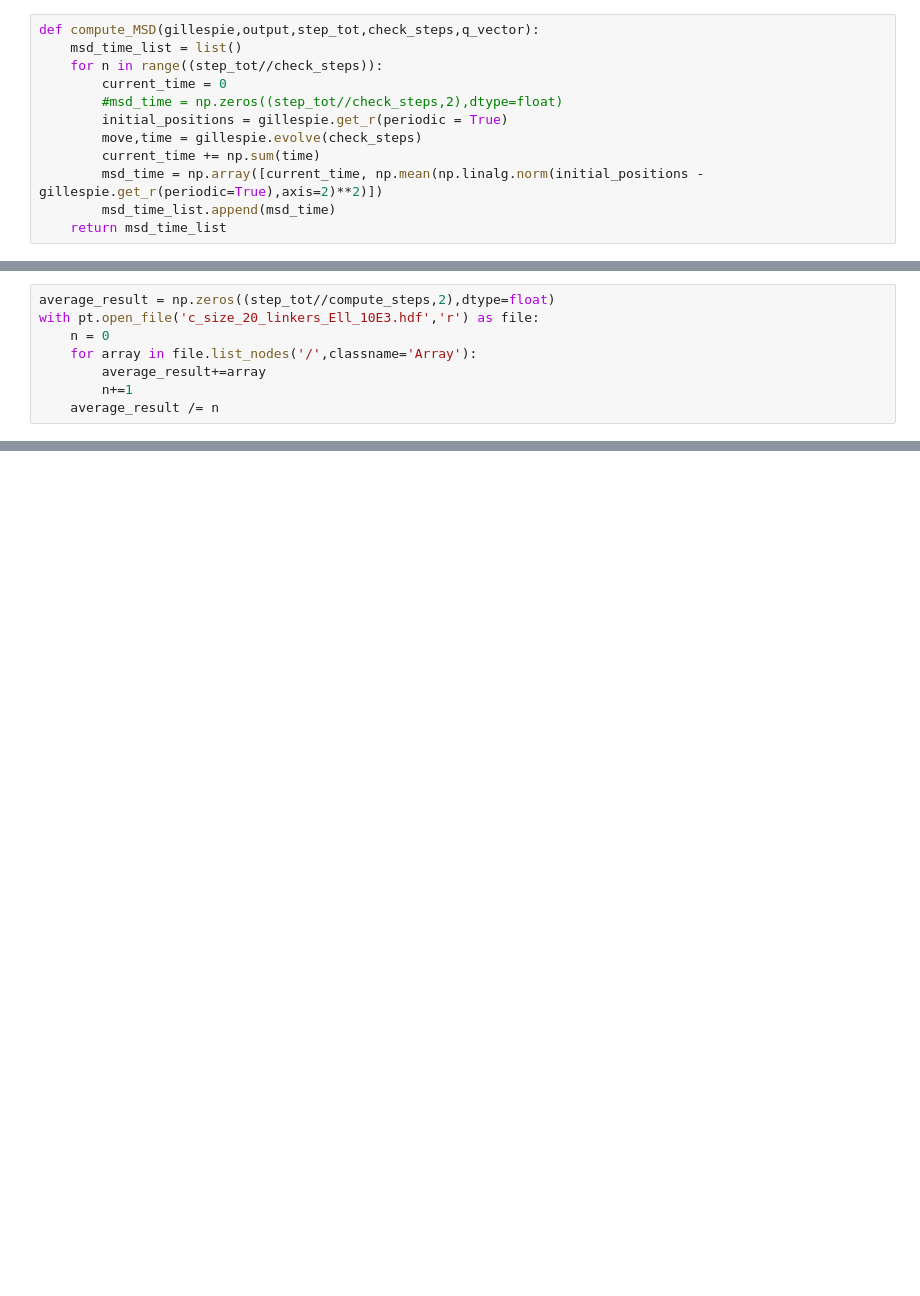
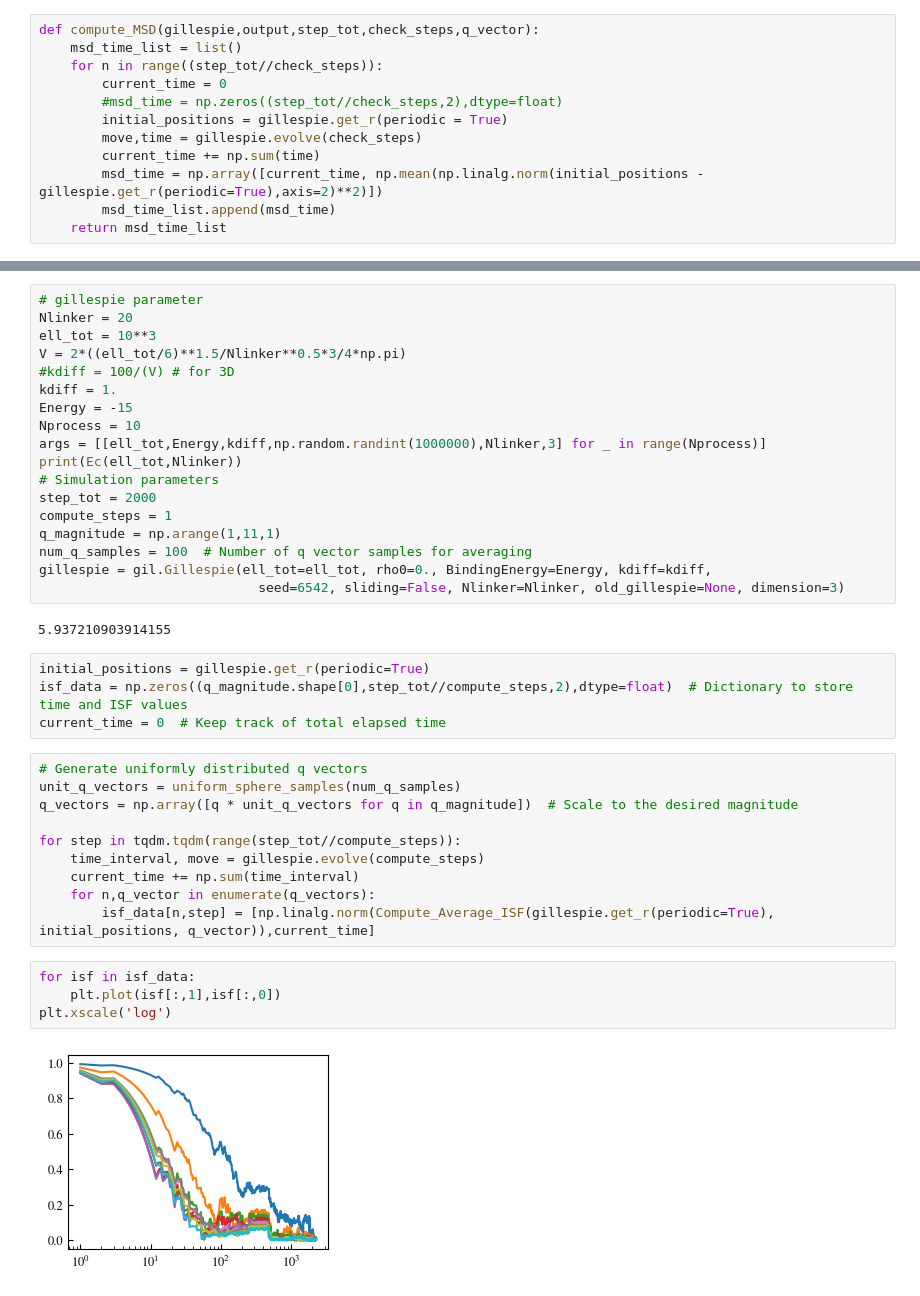
Before and after one commit to HugoLeRoy94/parallel_msd_isf, a Jupyter notebook: MSD_ISF_Draft.ipynb, the cells around one changed output, grey strips where cells are left out. Cells and saved outputs as stored; diff of their text form; blank space fills up the shorter version.

Commit message:
now able to compute ISF, must implement it in parrallel though

```diff
--- a/MSD_ISF_Draft.ipynb
+++ b/MSD_ISF_Draft.ipynb
@@ -142,8 +99,0 @@ with pt.open_file('c_size_20_linkers_Ell_10E3_b.hdf','r') as file:
-# %%
-average_result = np.zeros((step_tot//compute_steps,2),dtype=float)
-with pt.open_file('c_size_20_linkers_Ell_10E3.hdf','r') as file:
-    n = 0
-    for array in file.list_nodes('/',classname='Array'):
-        average_result+=array
-        n+=1
-    average_result /= n
@@ -155,0 +138,40 @@ plt.plot(average_result_b[:,0],average_result_b[:,1])
+# %%
+# gillespie parameter
+Nlinker = 20
+ell_tot = 10**3
+V = 2*((ell_tot/6)**1.5/Nlinker**0.5*3/4*np.pi)
+#kdiff = 100/(V) # for 3D
+kdiff = 1.
+Energy = -15
+Nprocess = 10
+args = [[ell_tot,Energy,kdiff,np.random.randint(1000000),Nlinker,3] for _ in range(Nprocess)]
+print(Ec(ell_tot,Nlinker))
+# Simulation parameters
+step_tot = 2000
+compute_steps = 1
+q_magnitude = np.arange(1,11,1)
+num_q_samples = 100  # Number of q vector samples for averaging
+gillespie = gil.Gillespie(ell_tot=ell_tot, rho0=0., BindingEnergy=Energy, kdiff=kdiff,
+                            seed=6542, sliding=False, Nlinker=Nlinker, old_gillespie=None, dimension=3)
+# %% [output]
+5.937210903914155
+# %%
+initial_positions = gillespie.get_r(periodic=True)
+isf_data = np.zeros((q_magnitude.shape[0],step_tot//compute_steps,2),dtype=float)  # Dictionary to store time and ISF values
+current_time = 0  # Keep track of total elapsed time
+# %%
+# Generate uniformly distributed q vectors
+unit_q_vectors = uniform_sphere_samples(num_q_samples)
+q_vectors = np.array([q * unit_q_vectors for q in q_magnitude])  # Scale to the desired magnitude
+
+for step in tqdm.tqdm(range(step_tot//compute_steps)):
+    time_interval, move = gillespie.evolve(compute_steps)
+    current_time += np.sum(time_interval)
+    for n,q_vector in enumerate(q_vectors):
+        isf_data[n,step] = [np.linalg.norm(Compute_Average_ISF(gillespie.get_r(periodic=True), initial_positions, q_vector)),current_time]
+# %%
+for isf in isf_data:
+    plt.plot(isf[:,1],isf[:,0])
+plt.xscale('log')
+# %% [output]
+[figure, added]
```
Also changed, not shown: parts of 17 cells of this notebook, 4 other files.
